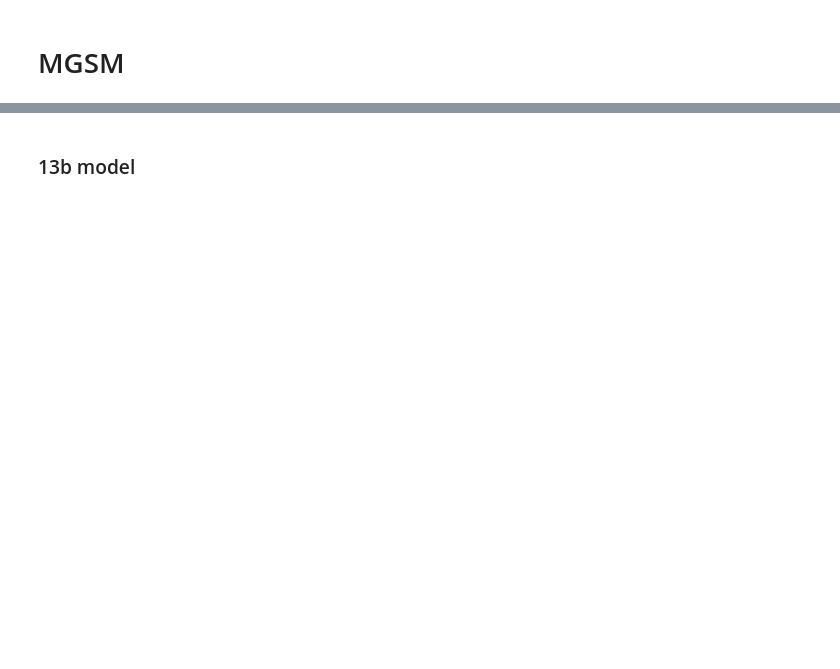
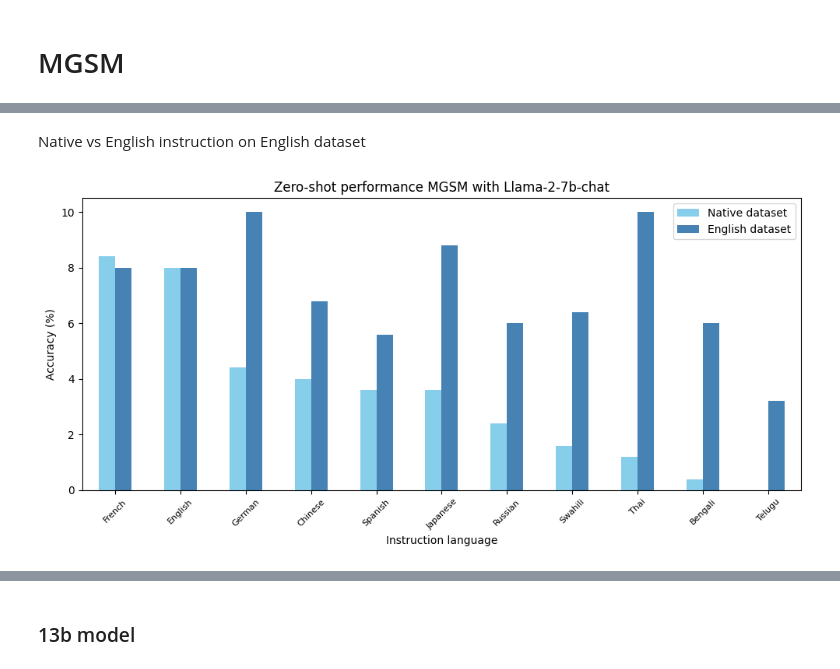
Before and after one commit to Mara4444/MSc-thesis-2024, a Jupyter notebook: code/responses llama.ipynb, the cells around one changed output, grey strips where cells are left out. Drawn from its saved outputs; the diff is of its cells as text; code cells hidden in the pictures; blank space fills up the shorter version.

```diff
--- a/code/responses llama.ipynb
+++ b/code/responses llama.ipynb
@@ -329,0 +708,42 @@ plt.show()
+# %% [markdown]
+Native vs English instruction on English dataset
+# %%
+df = pd.DataFrame({'Language' : mgsm_langs,
+                    'Native dataset' : mgsm_basic_llama_native_instr_7b,
+                    'English dataset' : eng_mgsm_basic_llama_native_instr_7b
+                    })
+
+df.set_index('Language', inplace=True)
+df = df.sort_values('Native dataset', ascending=False)
+
+# Plotting
+df.plot(kind='bar', figsize=(10, 5),color=['skyblue','steelblue'])
+
+plt.title('Zero-shot performance MGSM with Llama-2-7b-chat')
+plt.ylabel('Accuracy (%)')
+plt.xlabel('Instruction language')
+plt.xticks(rotation=45,fontsize=8)
+
+plt.tight_layout()
+plt.show()
+
+# df = pd.DataFrame({'Language' : mt_langs,
+#                     'Native dataset' : mgsm_mt_basic_llama_native_instr_7b,
+#                     'English dataset' : eng_mgsm_mt_basic_llama_native_instr_7b
+#                     })
+
+# df.set_index('Language', inplace=True)
+# df = df.sort_values('Native dataset', ascending=False)
+
+# # Plotting
+# df.plot(kind='bar', figsize=(10, 5),color=['skyblue','steelblue'])
+
+# plt.title('Zero-shot performance machine-translated XCOPA with Bloomz-7b1-mt')
+# plt.ylabel('Accuracy (%)')
+# plt.xlabel('Instruction language')
+# plt.xticks(rotation=45,fontsize=6)
+
+# plt.tight_layout()
+# plt.show()
+# %% [output]
+[figure, added]
```
Also changed, not shown: parts of 21 cells of this notebook, 29 other files.
